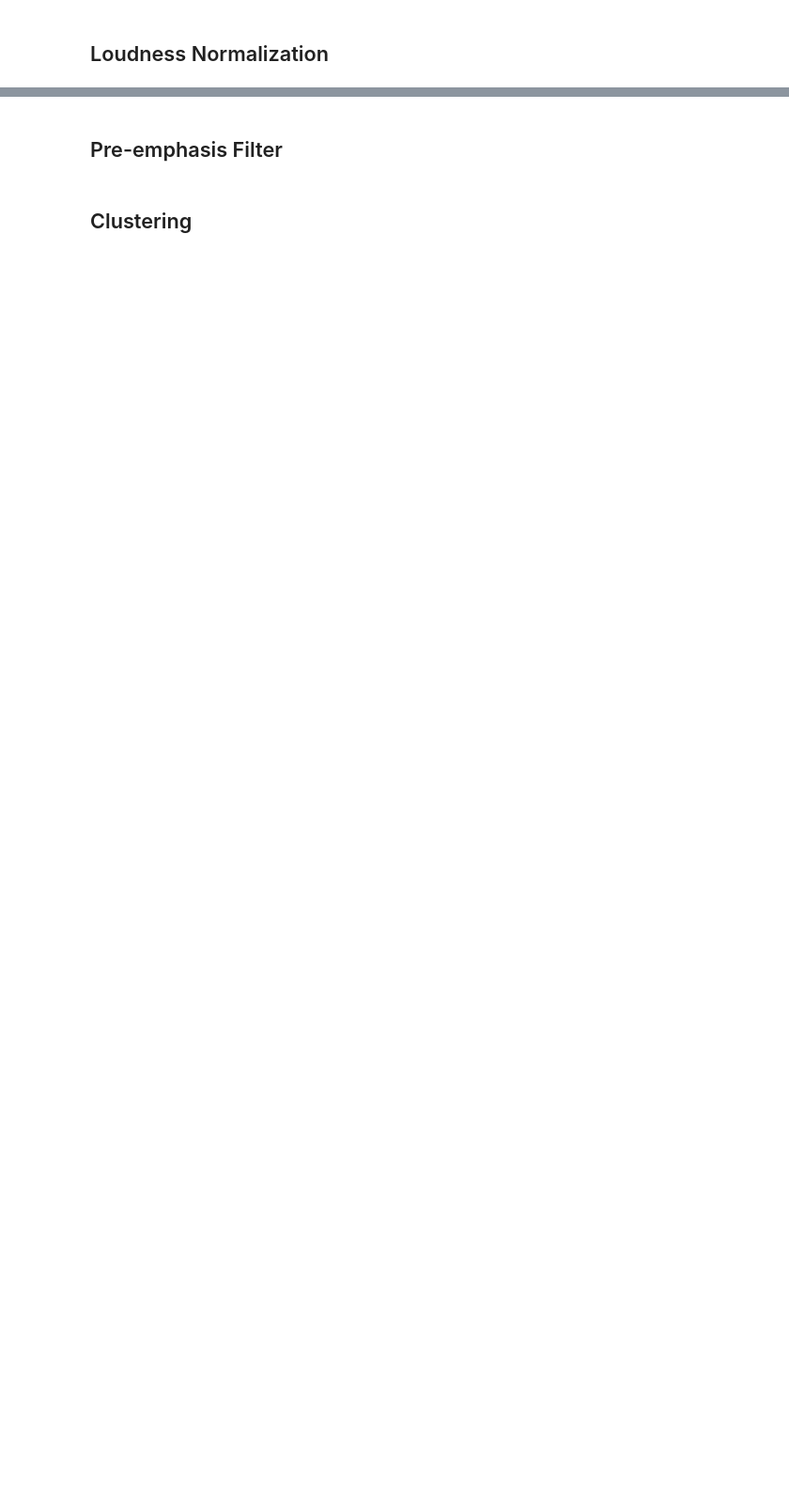
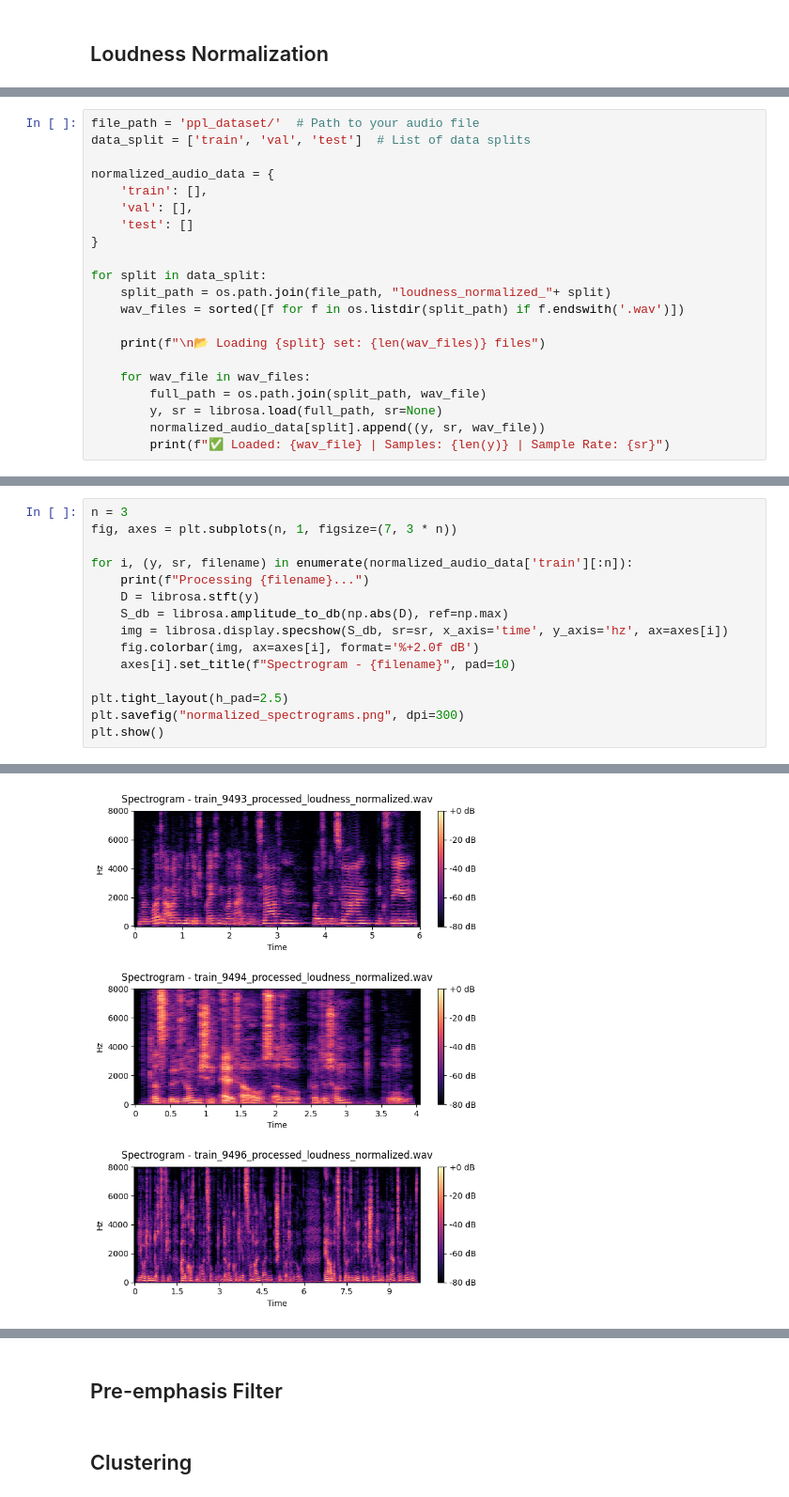
Before and after one commit to tianmalu/AI4Health, a Jupyter notebook: data_processing.ipynb, the cells around one changed output, grey strips where cells are left out. Shown at 94% size. Drawn from its saved outputs; the diff is of its cells as text; blank space fills up the shorter version.

```diff
--- a/data_processing.ipynb
+++ b/data_processing.ipynb
@@ -274,0 +370,21 @@ plt.show()
+# %%
+file_path = 'ppl_dataset/'  # Path to your audio file
+data_split = ['train', 'val', 'test']  # List of data splits
+
+normalized_audio_data = {
+    'train': [],
+    'val': [],
+    'test': []
+}
+
+for split in data_split:
+    split_path = os.path.join(file_path, "loudness_normalized_"+ split)
+    wav_files = sorted([f for f in os.listdir(split_path) if f.endswith('.wav')])
+
+    print(f"\n📂 Loading {split} set: {len(wav_files)} files")
+
+    for wav_file in wav_files:
+        full_path = os.path.join(split_path, wav_file)
+        y, sr = librosa.load(full_path, sr=None)
+        normalized_audio_data[split].append((y, sr, wav_file))
+        print(f"✅ Loaded: {wav_file} | Samples: {len(y)} | Sample Rate: {sr}")
@@ -274,0 +409,16 @@ plt.show()
+# %%
+n = 3
+fig, axes = plt.subplots(n, 1, figsize=(7, 3 * n))
+
+for i, (y, sr, filename) in enumerate(normalized_audio_data['train'][:n]):
+    print(f"Processing {filename}...")
+    D = librosa.stft(y)
+    S_db = librosa.amplitude_to_db(np.abs(D), ref=np.max)
+    img = librosa.display.specshow(S_db, sr=sr, x_axis='time', y_axis='hz', ax=axes[i])
+    fig.colorbar(img, ax=axes[i], format='%+2.0f dB')
+    axes[i].set_title(f"Spectrogram - {filename}", pad=10)
+
+plt.tight_layout(h_pad=2.5)
+plt.savefig("normalized_spectrograms.png", dpi=300)
+plt.show()
+# %% [output]
@@ -274,0 +428 @@ plt.show()
+[figure, added]
```
Also changed, not shown: parts of 10 cells of this notebook.
